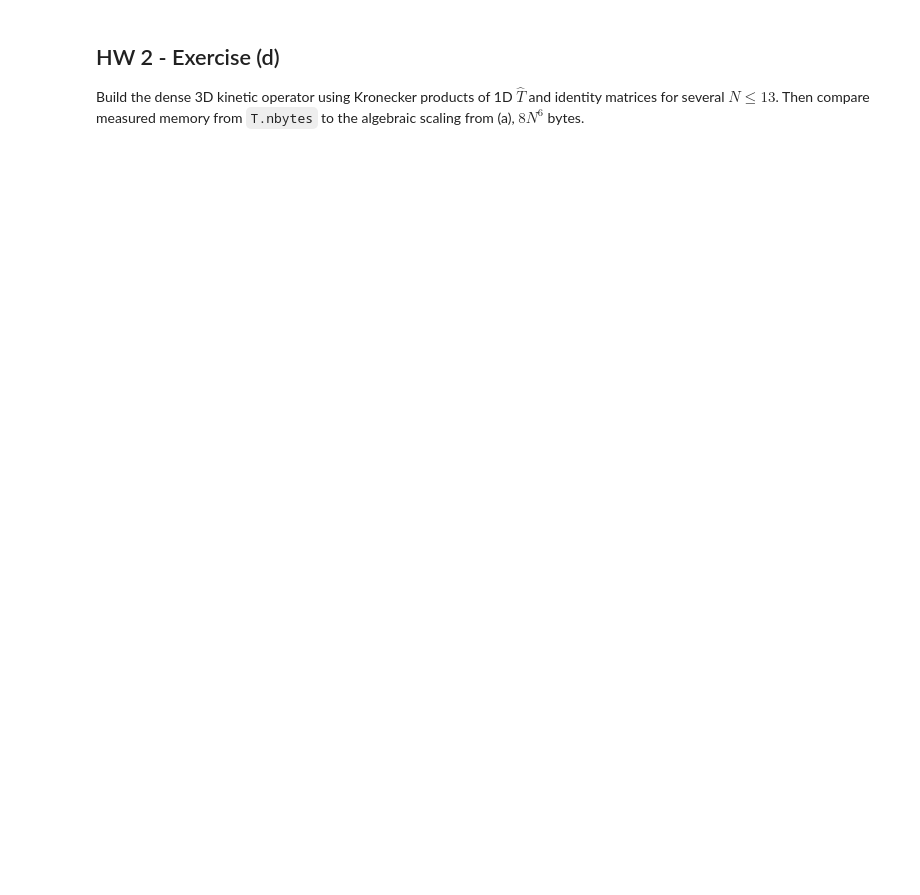
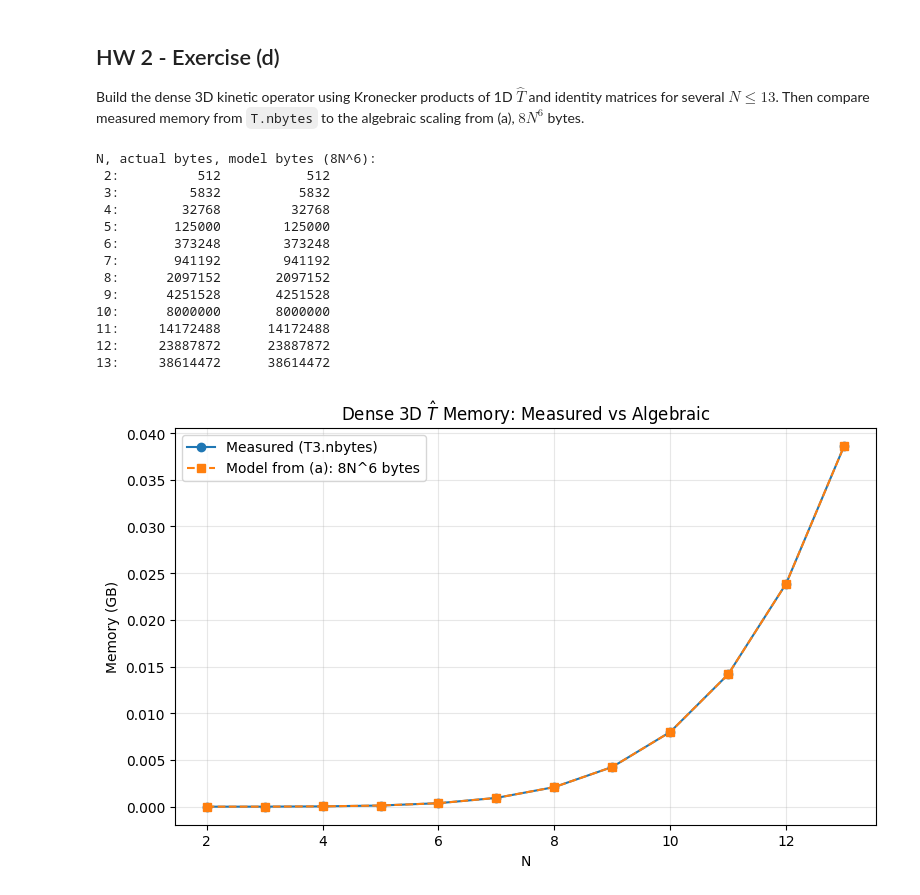
Before and after one commit to aradhyajain430/chem-1560k, a Jupyter notebook: HW2/HW 2.ipynb, the cells around one changed output. Cells and saved outputs as stored; diff of their text form; code cells hidden in the pictures; blank space fills up the shorter version.

```diff
--- a/HW2/HW 2.ipynb
+++ b/HW2/HW 2.ipynb
@@ -78,43 +85,64 @@ Build the dense 3D kinetic operator using Kronecker products of 1D $\hat{T}$ and
 import numpy as np
 import matplotlib.pyplot as plt
 
+# Atomic-unit constants used throughout the assignment.
 hbar = 1.0
 m = 1.0
 
 def T1D_dense(N):
-    """1D kinetic operator with central-difference stencil, using hbar=1, m=1."""
+    """
+    Return dense 1D kinetic operator using the 2nd-order finite-difference Laplacian.
+    """
     main = -2.0 * np.ones(N)
     off = 1.0 * np.ones(N - 1)
     lap1d = np.diag(main) + np.diag(off, 1) + np.diag(off, -1)
     return -(hbar**2 / (2.0 * m)) * lap1d
 
+# Use small N so dense 3D matrices still fit in memory.
 N_vals = np.arange(2, 14)  # N <= 13
 actual_bytes = []
 model_bytes = []
 
 for N in N_vals:
+    # Build 3D kinetic operator with Kronecker sum.
     T = T1D_dense(N)
     I = np.eye(N)
-
     T3 = np.kron(np.kron(T, I), I) + np.kron(np.kron(I, T), I) + np.kron(np.kron(I, I), T)
 
+    # Measured dense memory and model prediction from part (a).
     actual_bytes.append(T3.nbytes)
     model_bytes.append(8 * N**6)
 
 actual_bytes = np.array(actual_bytes)
 model_bytes = np.array(model_bytes)
 
 print('N, actual bytes, model bytes (8N^6):')
 for N, a, b in zip(N_vals, actual_bytes, model_bytes):
     print(f'{N:2d}: {a:12d}  {b:12d}')
 
+# Visual check that measured and model curves agree.
 plt.figure(figsize=(8, 5))
 plt.plot(N_vals, actual_bytes / 1e9, 'o-', label='Measured (T3.nbytes)')
 plt.plot(N_vals, model_bytes / 1e9, 's--', label='Model from (a): 8N^6 bytes')
 plt.xlabel('N')
 plt.ylabel('Memory (GB)')
-plt.title('Dense 3D $\\hat{T}$ Memory: Measured vs Algebraic')
+plt.title('Dense 3D $\hat{T}$ Memory: Measured vs Algebraic')
 plt.grid(alpha=0.3)
 plt.legend()
 plt.tight_layout()
 plt.show()
+# %% [output]
+N, actual bytes, model bytes (8N^6):
+ 2:          512           512
+ 3:         5832          5832
+ 4:        32768         32768
+ 5:       125000        125000
+ 6:       373248        373248
+ 7:       941192        941192
+ 8:      2097152       2097152
+ 9:      4251528       4251528
+10:      8000000       8000000
+11:     14172488      14172488
+12:     23887872      23887872
+13:     38614472      38614472
+[figure, added]
```
Also changed, not shown: parts of 19 cells of this notebook.
